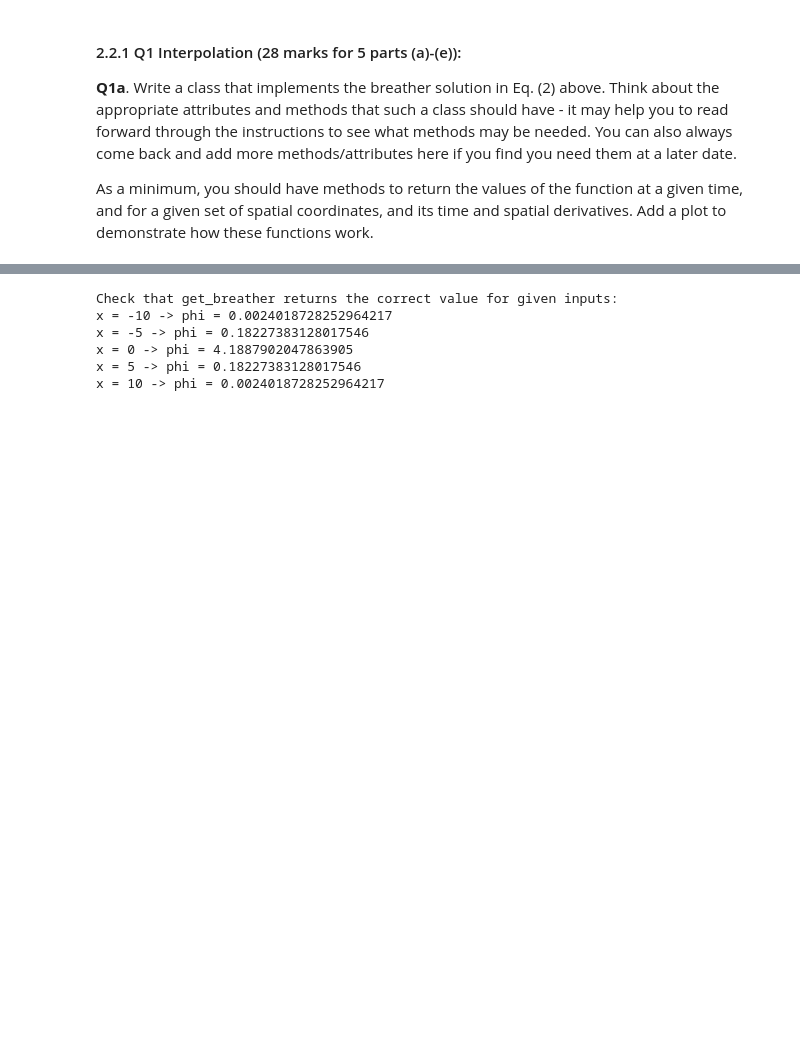
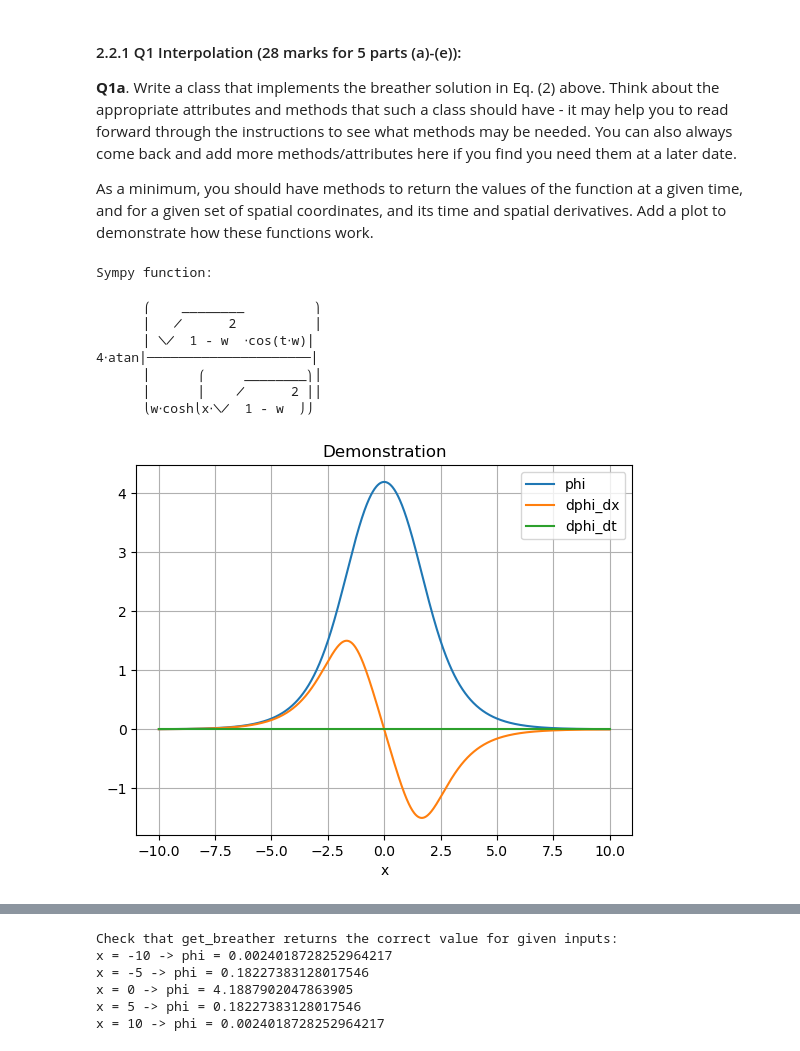
Before and after one commit to Vileh/QMUL-Data-Analytics-Courseworks, a Jupyter notebook: SciComp_2/Coursework2_SineGordonBreathers.ipynb, the cells around one changed output, grey strips where cells are left out. Cells and saved outputs as stored; diff of their text form; code cells hidden in the pictures; blank space fills up the shorter version.

```diff
--- a/SciComp_2/Coursework2_SineGordonBreathers.ipynb
+++ b/SciComp_2/Coursework2_SineGordonBreathers.ipynb
@@ -136,4 +153,32 @@ class Breather:
 breather = Breather(w=0.5)
+# %%
+x = np.linspace(-10, 10, 1000)
+y = breather.get_solution(x, 0)
+dy_dx = breather.get_dphi_dx(x, 0)
+dy_dt = breather.get_dphi_dt(x, 0)
+
+print("Sympy function:\n")
+pprint(breather.sympy_solution())
+
+plt.plot(x, y, label='phi')
+plt.plot(x, dy_dx, label='dphi_dx')
+plt.plot(x, dy_dt, label='dphi_dt')
+plt.legend()
+plt.xlabel('x')
+plt.grid()
+plt.title('Demonstration')
+plt.show()
+# %% [output]
+Sympy function:
+
+      ⎛    ________         ⎞
+      ⎜   ╱      2          ⎟
+      ⎜ ╲╱  1 - w  ⋅cos(t⋅w)⎟
+4⋅atan⎜─────────────────────⎟
+      ⎜      ⎛     ________⎞⎟
+      ⎜      ⎜    ╱      2 ⎟⎟
+      ⎝w⋅cosh⎝x⋅╲╱  1 - w  ⎠⎠
+[figure, added]
 # %% [markdown]
 **Q1b**. The following data is given for the breather solution at 5 equally spaced points for $\omega=0.5$ and $t=0$:
 
```
Also changed, not shown: parts of 47 cells of this notebook, 17 other files.
